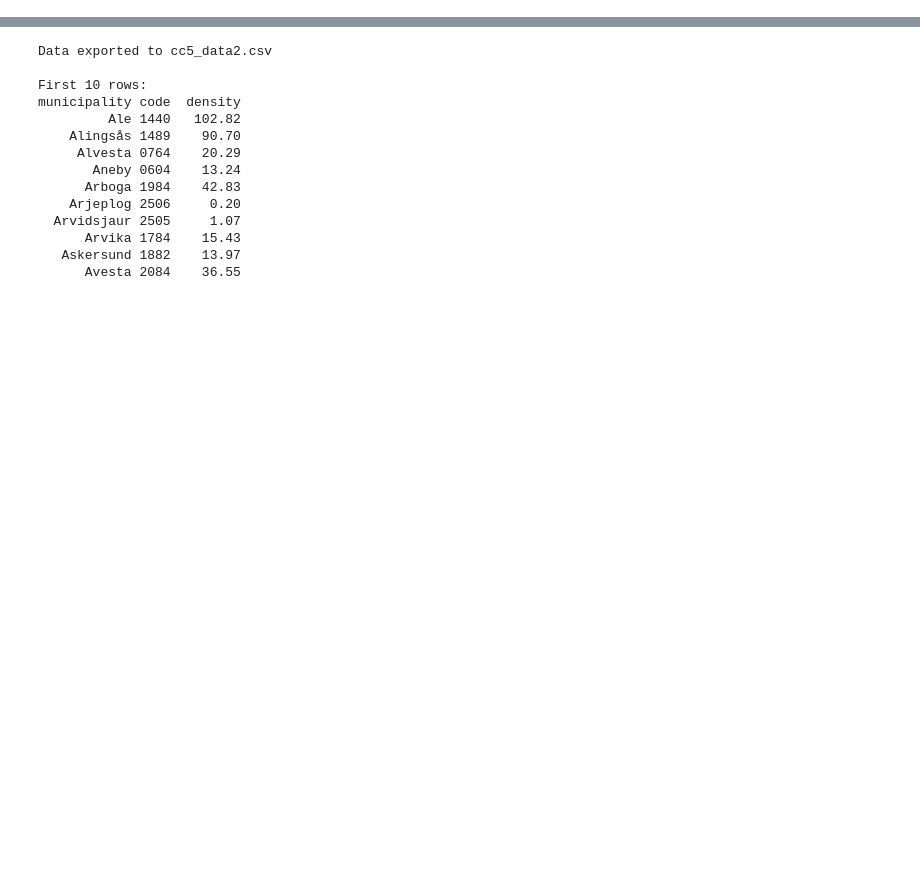
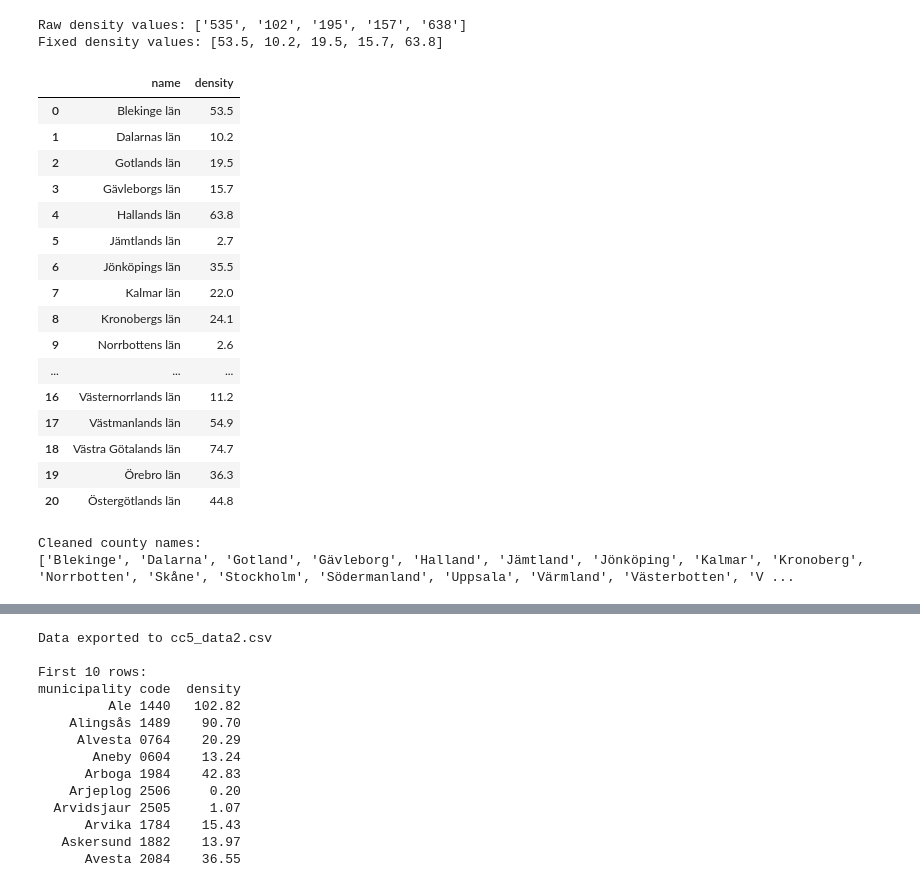
Before and after one commit to kelvinchwng/kelvinchwng.github.io, a Jupyter notebook: portfolio/cc5_chart2.ipynb, the cells around one changed output, grey strips where cells are left out. Drawn from its saved outputs; the diff is of its cells as text; code cells hidden in the pictures; blank space fills up the shorter version.

```diff
--- a/portfolio/cc5_chart2.ipynb
+++ b/portfolio/cc5_chart2.ipynb
@@ -161 +61,52 @@ Removed 0 rows with missing density
+# %%
+# Extract columns and fix density (divide by 10)
+df_clean = pd.DataFrame()
+
+# Column 0: County name
+df_clean['name'] = df.iloc[:, 0].astype(str)
+
+# Column 5: Density - values are 10x too high (535 should be 53.5)
+df_clean['density'] = pd.to_numeric(df.iloc[:, 5], errors='coerce') / 10
+
+print(f"Raw density values: {df.iloc[:, 5].head(5).tolist()}")
+print(f"Fixed density values: {df_clean['density'].head(5).tolist()}")
+display(df_clean)
+# %% [output]
+Raw density values: ['535', '102', '195', '157', '638']
+Fixed density values: [53.5, 10.2, 19.5, 15.7, 63.8]
+|  | name | density |
+| 0 | Blekinge län | 53.5 |
+| 1 | Dalarnas län | 10.2 |
+| 2 | Gotlands län | 19.5 |
+| 3 | Gävleborgs län | 15.7 |
+| 4 | Hallands län | 63.8 |
+| 5 | Jämtlands län | 2.7 |
+| 6 | Jönköpings län | 35.5 |
+| 7 | Kalmar län | 22.0 |
+| 8 | Kronobergs län | 24.1 |
+| 9 | Norrbottens län | 2.6 |
+| ... | ... | ... |
+| 16 | Västernorrlands län | 11.2 |
+| 17 | Västmanlands län | 54.9 |
+| 18 | Västra Götalands län | 74.7 |
+| 19 | Örebro län | 36.3 |
+| 20 | Östergötlands län | 44.8 |
+# %%
+# Clean county names to match se.json GeoJSON format
+
+def clean_county_name(name):
+    name = str(name).strip()
+    if name.endswith('s län'):
+        name = name[:-5]
+    elif name.endswith(' län'):
+        name = name[:-4]
+    return name
+
+df_clean['name'] = df_clean['name'].apply(clean_county_name)
+
+print(f"Cleaned county names:")
+print(df_clean['name'].tolist())
+# %% [output]
+Cleaned county names:
+['Blekinge', 'Dalarna', 'Gotland', 'Gävleborg', 'Halland', 'Jämtland', 'Jönköping', 'Kalmar', 'Kronoberg', 'Norrbotten', 'Skåne', 'Stockholm', 'Södermanland', 'Uppsala', 'Värmland', 'Västerbotten', 'V ...
 # %%
```
Also changed, not shown: parts of 8 cells of this notebook, 1 other file.
